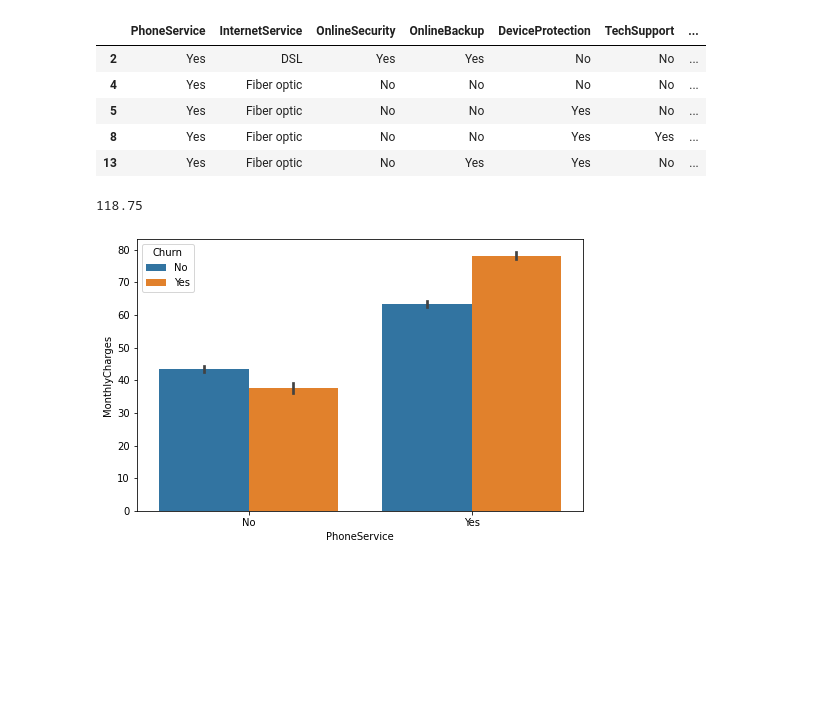
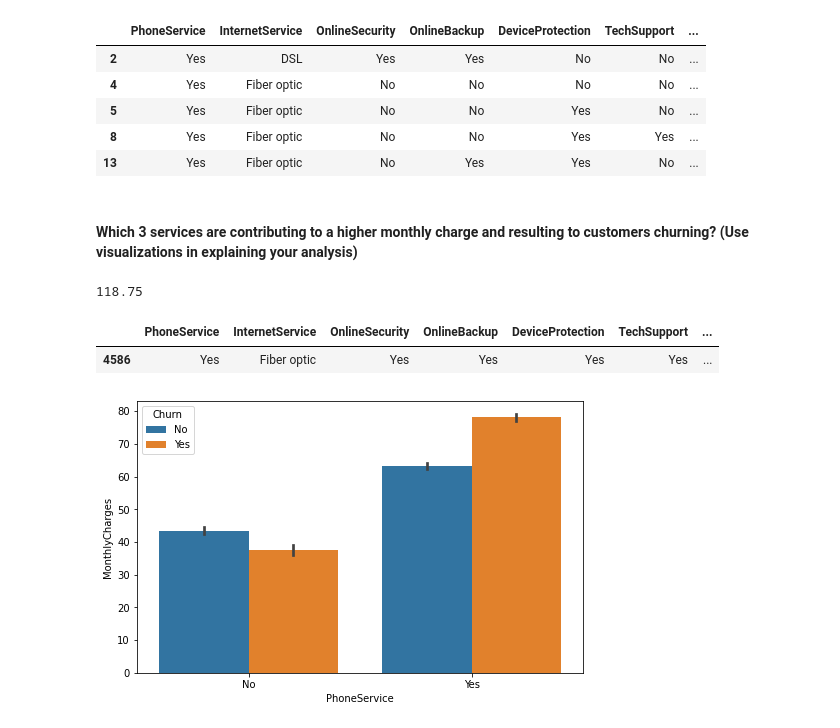
Before and after one commit to Adongo/Telco-Customer-Churn-Analysis, a Jupyter notebook: Telco Customer Churn Analysis.ipynb, the cells around one changed output. Saved outputs shown, nothing was run; the diff lists cells and outputs as text; code cells hidden in the pictures; blank space fills up the shorter version.

```diff
--- a/Telco Customer Churn Analysis.ipynb
+++ b/Telco Customer Churn Analysis.ipynb
@@ -161,10 +161,19 @@ churn_df.head()
 | 5 | Yes | Fiber optic | No | No | Yes | No | ... |
 | 8 | Yes | Fiber optic | No | No | Yes | Yes | ... |
 | 13 | Yes | Fiber optic | No | Yes | Yes | No | ... |
+# %% [markdown]
+#### Which 3 services are contributing to a higher monthly charge and resulting to customers churning? (Use visualizations in explaining your analysis)
 # %%
 df['MonthlyCharges'].max()
 # %% [output]
 118.75
+# %%
+df_maxprice = df[['PhoneService','InternetService', 'OnlineSecurity', 'OnlineBackup', 'DeviceProtection',
+            'TechSupport','StreamingTV', 'StreamingMovies', 'MonthlyCharges', 'Churn']][df['MonthlyCharges'] == 118.75]
+df_maxprice
+# %% [output]
+|  | PhoneService | InternetService | OnlineSecurity | OnlineBackup | DeviceProtection | TechSupport | ... |
+| 4586 | Yes | Fiber optic | Yes | Yes | Yes | Yes | ... |
 # %%
 for col in ['PhoneService','InternetService', 'OnlineSecurity', 'OnlineBackup', 'DeviceProtection',
             'TechSupport','StreamingTV', 'StreamingMovies']:
```
Also changed, not shown: parts of 8 cells of this notebook.
